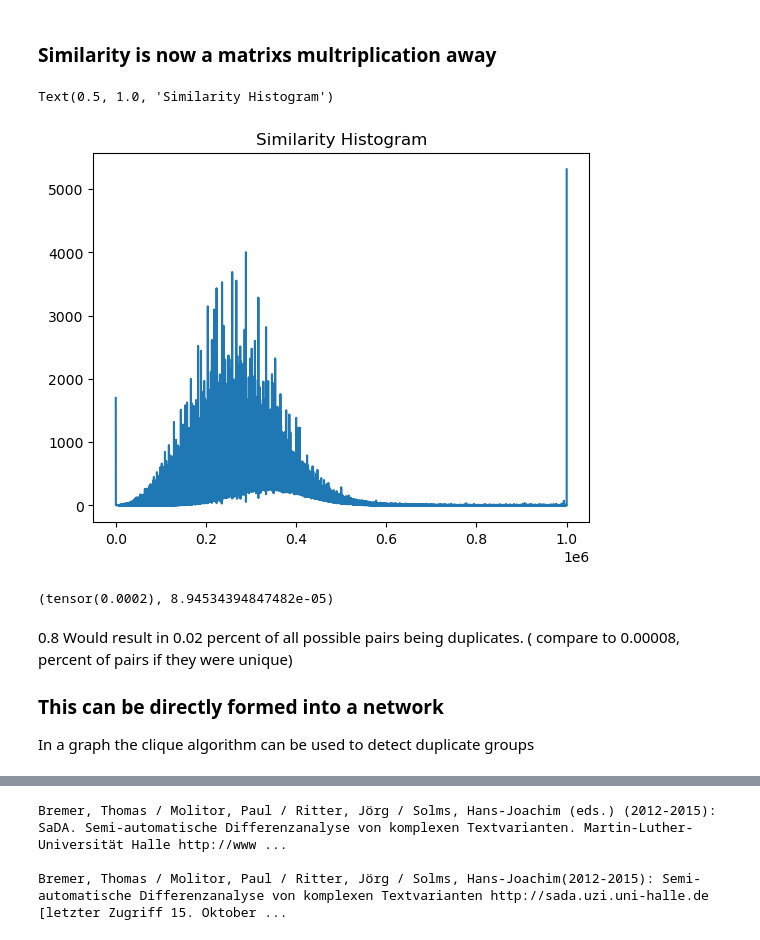
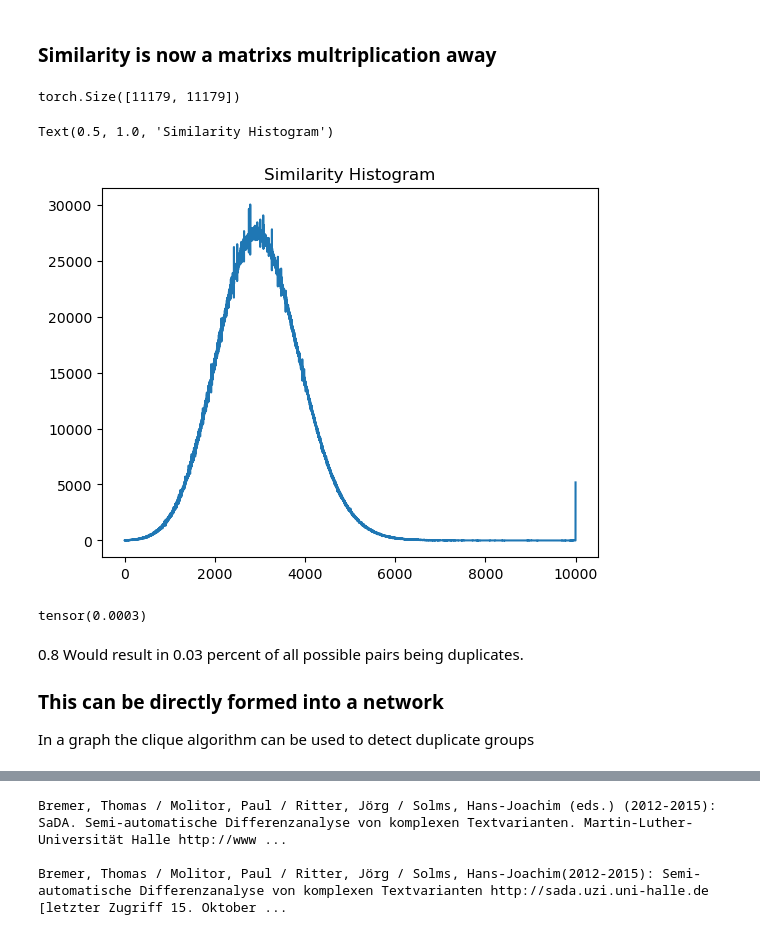
Before and after one commit to JaBorst/dhd-corpus-analysis, a Jupyter notebook: notebooks/External Bibliographies (Citations Frequency and Recency).ipynb, the cells around one changed output, grey strips where cells are left out. Cells and saved outputs as stored; diff of their text form; code cells hidden in the pictures.

```diff
--- a/notebooks/External Bibliographies (Citations Frequency and Recency).ipynb
+++ b/notebooks/External Bibliographies (Citations Frequency and Recency).ipynb
@@ -97,17 +99,21 @@ e = e/e.norm(p=2, dim=-1, keepdim=True)
 ### Similarity is now a matrixs multriplication away
 # %%
 r = torch.mm(e,e.t())
-plt.plot(histogram1d(r.flatten(), bins=1000000, range=[0,1]))
+print(r.shape)
+plt.plot(histogram1d(r.triu().flatten(), bins=10000, range=[0.01,1])) # range ignores the zerovalue from the triangular
 plt.title("Similarity Histogram")
 # %% [output]
-Text(0.5, 1.0, 'Similarity Histogram')
+torch.Size([11179, 11179])
+Text(0.5, 1.0, 'Similarity Histogram')
-[figure, old version]
+[figure, new version]
 # %%
-(r>0.8).float().mean() , 11179 / 11179/11179
+f = r.triu().flatten()
+f = f[f!=0]
+(f>0.8).float().mean()
 # %% [output]
-(tensor(0.0002), 8.94534394847482e-05)
+tensor(0.0003)
 # %% [markdown]
-0.8 Would result in 0.02 percent of all possible pairs being duplicates. ( compare to 0.00008, percent of pairs if they were unique)
+0.8 Would result in 0.03 percent of all possible pairs being duplicates.
 
 ### This can be directly formed into a network
 In a graph the clique algorithm can be used to detect duplicate groups
```
Also changed, not shown: parts of 13 cells of this notebook, 2 other files.
